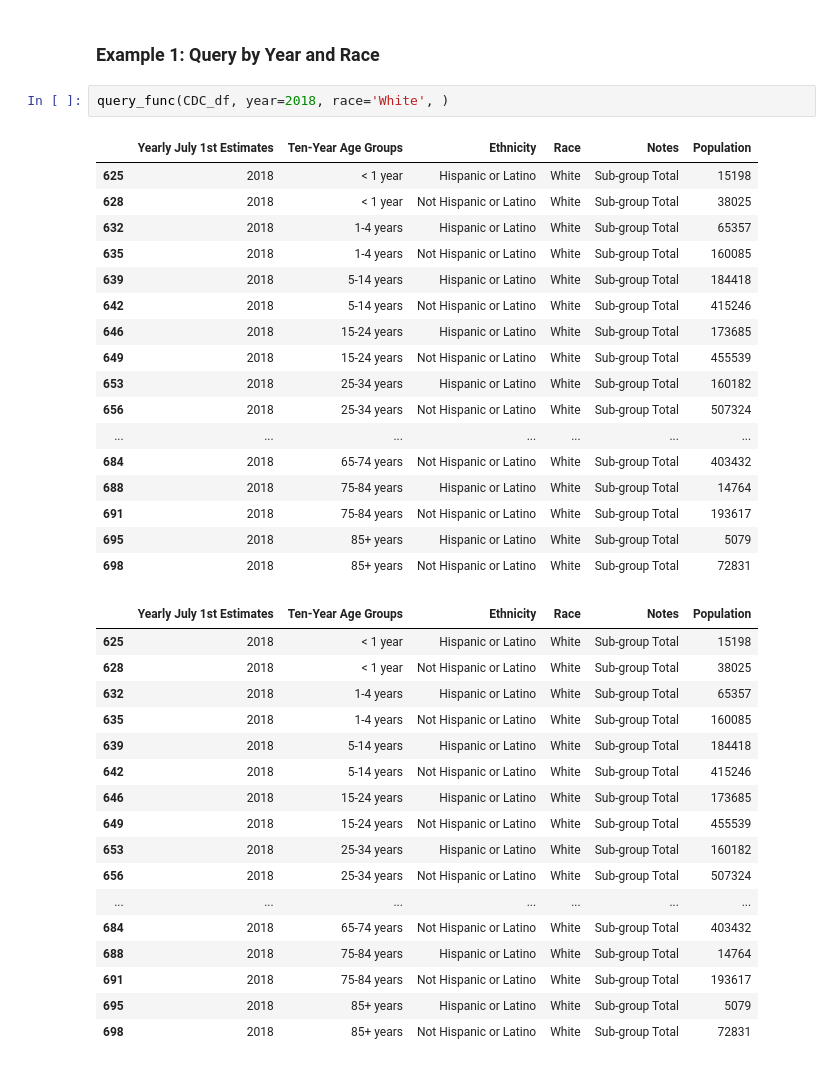
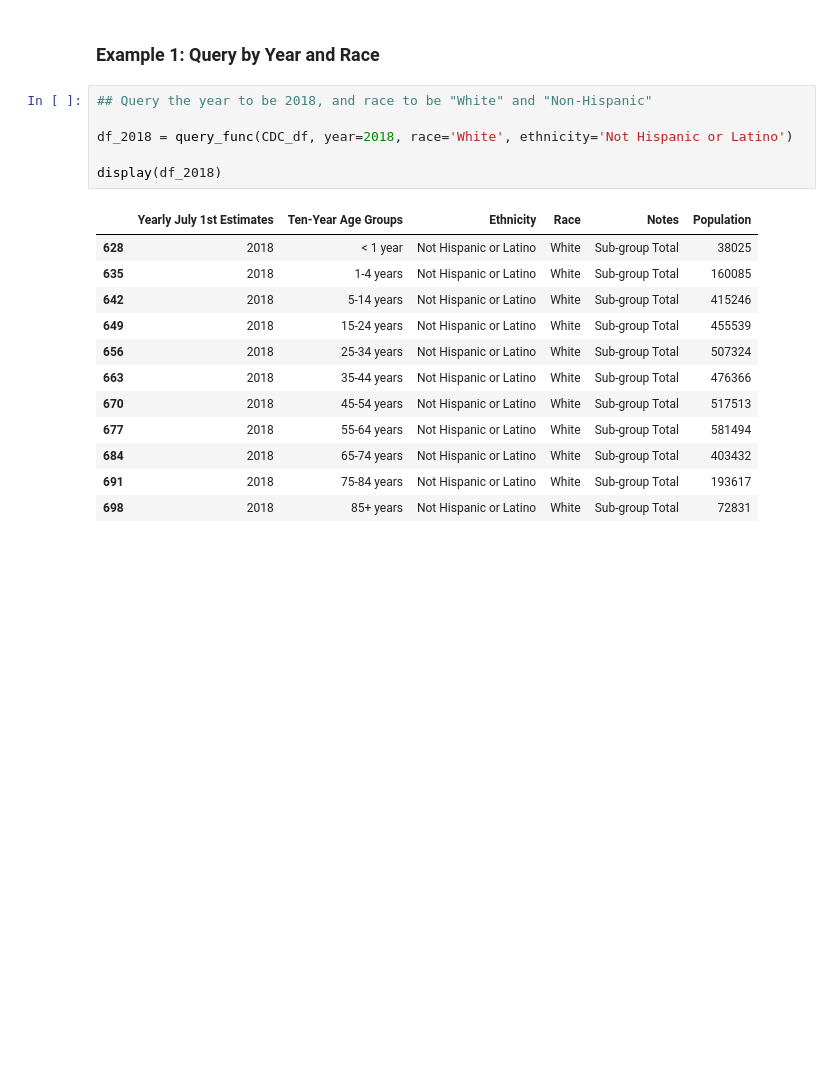
Before and after one commit to kwaiman/API_ACS_data_request, a Jupyter notebook: data_cross_validation_CDC_wonder.ipynb, the cells around one changed output. Cells and saved outputs as stored; diff of their text form; blank space fills up the shorter version.

```diff
--- a/data_cross_validation_CDC_wonder.ipynb
+++ b/data_cross_validation_CDC_wonder.ipynb
@@ -116,39 +188,21 @@ Below shows an example of using the query function *query_func* defined above to
 # %% [markdown]
 ### Example 1: Query by Year and Race
 # %%
-query_func(CDC_df, year=2018, race='White', )
+## Query the year to be 2018, and race to be "White" and "Non-Hispanic"
+
+df_2018 = query_func(CDC_df, year=2018, race='White', ethnicity='Not Hispanic or Latino')
+
+display(df_2018)
 # %% [output]
 |  | Yearly July 1st Estimates | Ten-Year Age Groups | Ethnicity | Race | Notes | Population |
-| 625 | 2018 | < 1 year | Hispanic or Latino | White | Sub-group Total | 15198 |
 | 628 | 2018 | < 1 year | Not Hispanic or Latino | White | Sub-group Total | 38025 |
-| 632 | 2018 | 1-4 years | Hispanic or Latino | White | Sub-group Total | 65357 |
 | 635 | 2018 | 1-4 years | Not Hispanic or Latino | White | Sub-group Total | 160085 |
-| 639 | 2018 | 5-14 years | Hispanic or Latino | White | Sub-group Total | 184418 |
 | 642 | 2018 | 5-14 years | Not Hispanic or Latino | White | Sub-group Total | 415246 |
-| 646 | 2018 | 15-24 years | Hispanic or Latino | White | Sub-group Total | 173685 |
 | 649 | 2018 | 15-24 years | Not Hispanic or Latino | White | Sub-group Total | 455539 |
-| 653 | 2018 | 25-34 years | Hispanic or Latino | White | Sub-group Total | 160182 |
 | 656 | 2018 | 25-34 years | Not Hispanic or Latino | White | Sub-group Total | 507324 |
-| ... | ... | ... | ... | ... | ... | ... |
+| 663 | 2018 | 35-44 years | Not Hispanic or Latino | White | Sub-group Total | 476366 |
+| 670 | 2018 | 45-54 years | Not Hispanic or Latino | White | Sub-group Total | 517513 |
+| 677 | 2018 | 55-64 years | Not Hispanic or Latino | White | Sub-group Total | 581494 |
 | 684 | 2018 | 65-74 years | Not Hispanic or Latino | White | Sub-group Total | 403432 |
-| 688 | 2018 | 75-84 years | Hispanic or Latino | White | Sub-group Total | 14764 |
 | 691 | 2018 | 75-84 years | Not Hispanic or Latino | White | Sub-group Total | 193617 |
-| 695 | 2018 | 85+ years | Hispanic or Latino | White | Sub-group Total | 5079 |
 | 698 | 2018 | 85+ years | Not Hispanic or Latino | White | Sub-group Total | 72831 |
-|  | Yearly July 1st Estimates | Ten-Year Age Groups | Ethnicity | Race | Notes | Population |
-| 625 | 2018 | < 1 year | Hispanic or Latino | White | Sub-group Total | 15198 |
-| 628 | 2018 | < 1 year | Not Hispanic or Latino | White | Sub-group Total | 38025 |
-| 632 | 2018 | 1-4 years | Hispanic or Latino | White | Sub-group Total | 65357 |
-| 635 | 2018 | 1-4 years | Not Hispanic or Latino | White | Sub-group Total | 160085 |
-| 639 | 2018 | 5-14 years | Hispanic or Latino | White | Sub-group Total | 184418 |
-| 642 | 2018 | 5-14 years | Not Hispanic or Latino | White | Sub-group Total | 415246 |
-| 646 | 2018 | 15-24 years | Hispanic or Latino | White | Sub-group Total | 173685 |
-| 649 | 2018 | 15-24 years | Not Hispanic or Latino | White | Sub-group Total | 455539 |
-| 653 | 2018 | 25-34 years | Hispanic or Latino | White | Sub-group Total | 160182 |
-| 656 | 2018 | 25-34 years | Not Hispanic or Latino | White | Sub-group Total | 507324 |
-| ... | ... | ... | ... | ... | ... | ... |
-| 684 | 2018 | 65-74 years | Not Hispanic or Latino | White | Sub-group Total | 403432 |
-| 688 | 2018 | 75-84 years | Hispanic or Latino | White | Sub-group Total | 14764 |
-| 691 | 2018 | 75-84 years | Not Hispanic or Latino | White | Sub-group Total | 193617 |
-| 695 | 2018 | 85+ years | Hispanic or Latino | White | Sub-group Total | 5079 |
-| 698 | 2018 | 85+ years | Not Hispanic or Latino | White | Sub-group Total | 72831 |
```
Also changed, not shown: parts of 18 cells of this notebook.
